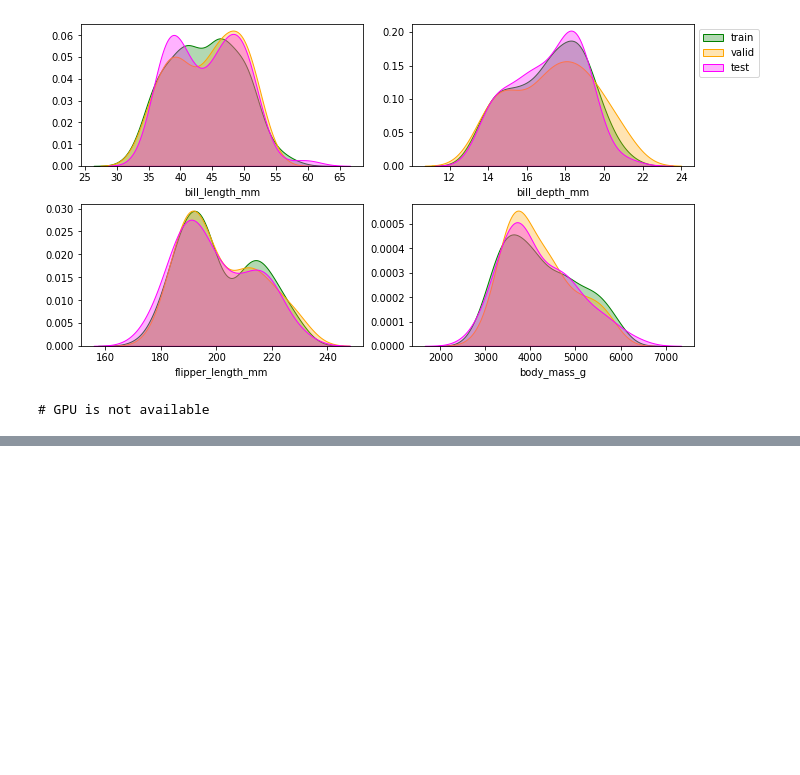
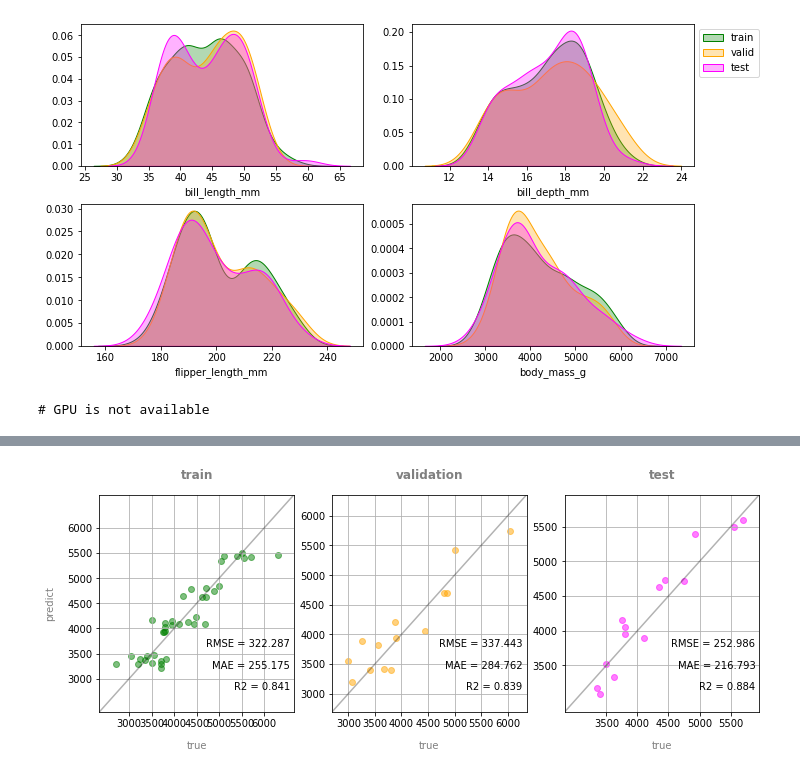
Before and after one commit to supertigim/ML-DL-Rewind, a Jupyter notebook: machine_learning/skorch_based_pipline.ipynb, the cells around one changed output, grey strips where cells are left out. Cells and saved outputs as stored; diff of their text form; code cells hidden in the pictures; blank space fills up the shorter version.

```diff
--- a/machine_learning/skorch_based_pipline.ipynb
+++ b/machine_learning/skorch_based_pipline.ipynb
@@ -445,0 +447,3 @@ plot_parity3(model)
+# %%
+linearR = get_model(method='lr', train_split=predefined_split(valid_dataset))
+linearR.fit(X_train, y_train)
@@ -445,0 +469,4 @@ plot_parity3(model)
+# %%
+plot_parity3(linearR)
+# %% [output]
+[figure, added]
```
Also changed, not shown: parts of 8 cells of this notebook.
